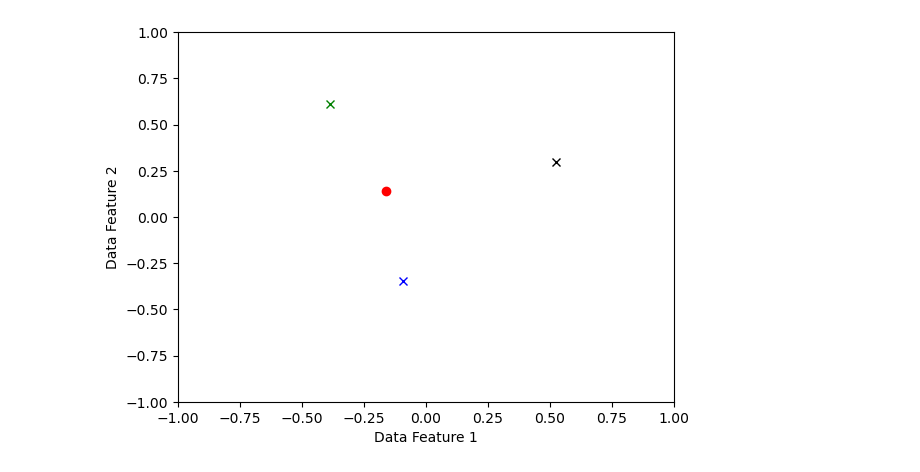
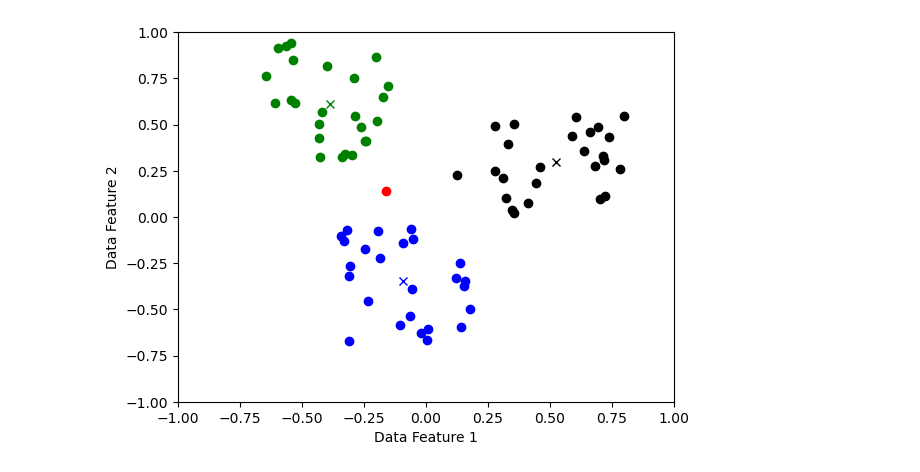
Before and after one commit to mforgo/Quantum-Examples, a Jupyter notebook: QKmeans.ipynb, the cells around one changed output. Cells and saved outputs as stored; diff of their text form; code cells hidden in the pictures.

```diff
--- a/QKmeans.ipynb
+++ b/QKmeans.ipynb
@@ -1,18 +8,9 @@
 # %%
-import matplotlib.pyplot as plt
-import pandas as pd
-import math
-from qiskit import ClassicalRegister, QuantumRegister, QuantumCircuit, transpile
-from qiskit_aer import AerSimulator
-from qiskit.visualization import plot_histogram
-from qiskit.circuit.library import QFT, DraperQFTAdder
-
 fig, ax = plt.subplots()
 ax.set(xlabel='Data Feature 1', ylabel='Data Feature 2')
 
 # Get the data from the .csv file
-data = pd.read_csv('kmeans_data.csv',
-    usecols=['Feature 1', 'Feature 2', 'Class'])
+data = pd.read_csv('kmeans_data.csv',usecols=['Feature 1', 'Feature 2', 'Class'])
 
 # Create binary variables to filter data
 isGreen = data['Class'] == 'Green'
@@ -38,6 +36,15 @@ ygc = sum(greenData['Feature 2']) / len(greenData['Feature 2'])
 ybc = sum(blueData['Feature 2']) / len(blueData['Feature 2'])
 ykc = sum(blackData['Feature 2']) / len(blackData['Feature 2'])
 
+for point in zip(greenData['Feature 1'], greenData['Feature 2']):
+    plt.plot(point[0], point[1], "go")
+
+for point in zip(blueData['Feature 1'], blueData['Feature 2']):
+    plt.plot(point[0], point[1], "bo")
+
+for point in zip(blackData['Feature 1'], blackData['Feature 2']):
+    plt.plot(point[0], point[1], "ko")
+
 # Plotting the centroids
 plt.plot(xgc, ygc, 'gx')
 plt.plot(xbc, ybc, 'bx')
@@ -48,75 +55,4 @@ plt.plot(x_p, y_p, 'ro')
 
 # Setting the axis ranges
 plt.axis([-1, 1, -1, 1])
-
-plt.show()
-
-# Calculating theta and phi values
-phi_list = [((x + 1) * math.pi / 2) for x in [x_p, xgc, xbc, xkc]]
-theta_list = [((x + 1) * math.pi / 2) for x in [y_p, ygc, ybc, ykc]]
-
-# Create a 2 qubit QuantumRegister - two for the vectors, and
-# one for the ancillary qubit
-qreg = QuantumRegister(3, 'qreg')
-
-# Create a one bit ClassicalRegister to hold the result
-# of the measurements
-creg = ClassicalRegister(1, 'creg')
-
-qc = QuantumCircuit(qreg, creg, name='qc')
-
-# Get backend using the Aer provider
-simulator = AerSimulator()
-
-# Create list to hold the results
-results_list = []
-
-# Estimating distances from the new point to the centroids
-for i in range(1, 4):
-    # Apply a Hadamard to the ancillary
-    qc.h(qreg[2])
-
-    # Encode new point and centroid
-    qc.u(theta_list[0], phi_list[0], 0, qreg[0])
-    qc.u(theta_list[i], phi_list[i], 0, qreg[1])
-
-    # Perform controlled swap
-    qc.cswap(qreg[2], qreg[0], qreg[1])
-    # Apply second Hadamard to ancillary
-    qc.h(qreg[2])
-
-    # Measure ancillary
-    qc.measure(qreg[2], creg[0])
-
-    # Reset qubits
-    qc.reset(qreg)
-
-    # Register and execute job
-    circ = transpile(qc, simulator)
-    result = simulator.run(circ).result()
-    counts = result.get_counts(circ)
-    results_list.append(max(counts, key=counts.get))
-
-print(results_list)
-
-# Create a list to hold the possible classes
-class_list = ['Green', 'Blue', 'Black']
-
-# Find out which class the new data point belongs to
-# according to our distance estimation algorithm
-quantum_p_class = class_list[results_list.index(min(results_list))]
-
-# Find out which class the new data point belongs to
-# according to classical euclidean distance calculation
-distances_list = [((x_p - i[0])**2 + (y_p - i[1])**2)**0.5 for i in [(xgc, ygc), (xbc, ybc), (xkc, ykc)]]
-classical_p_class = class_list[distances_list.index(min(distances_list))]
-
-# Print results
-print("""According to our distance algorithm,
- the new data point belongs to the""", quantum_p_class,
- 'class.\n')
-print('Euclidean distances: ', distances_list, '\n')
-print("""According to euclidean distance calculations,
- the new data point belongs to the""", classical_p_class,
- 'class.')
 # %% [output]
@@ -123 +60 @@ print("""According to euclidean distance calculations,
-[figure, old version]
+[figure, new version]
```
Also changed, not shown: parts of 4 cells of this notebook.
